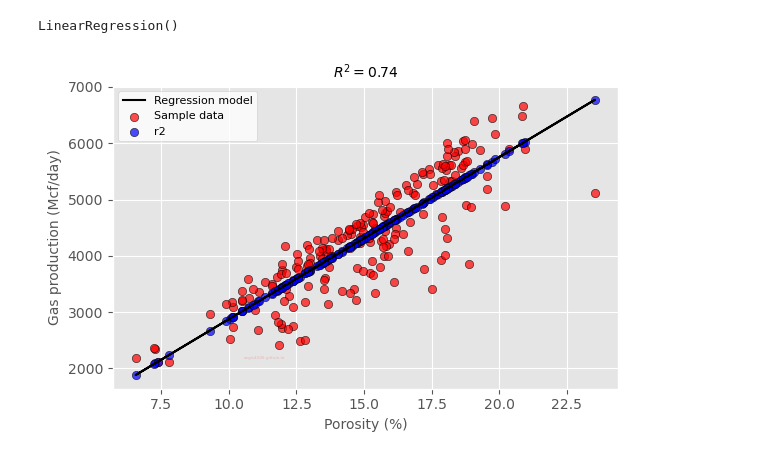
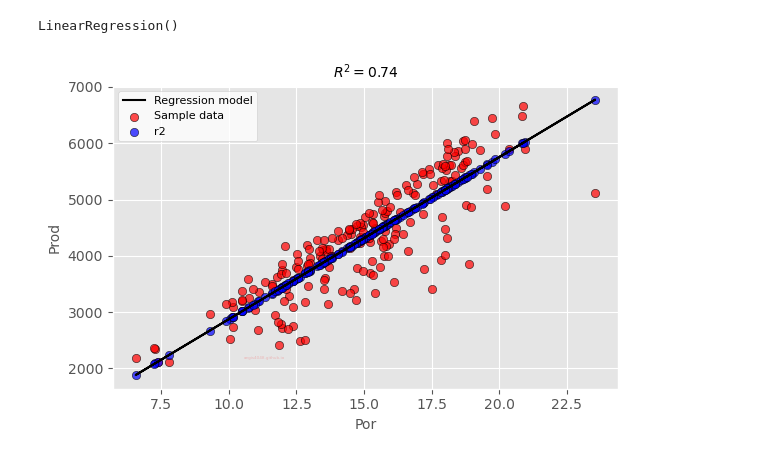
Before and after one commit to atif4/projects, a Jupyter notebook: linear_regession_r2_😎.ipynb, the cells around one changed output. Saved outputs shown, nothing was run; the diff lists cells and outputs as text; code cells hidden in the pictures.

```diff
--- a/linear_regession_r2_😎.ipynb
+++ b/linear_regession_r2_😎.ipynb
@@ -44,15 +47,15 @@ r2 = lr.score(X,y)
 # %%
 plt.style.use('default')
 plt.style.use('ggplot')
 fig, ax = plt.subplots(figsize=(6, 4))
 ax.plot(X,pred, color='k', label='Regression model')
 ax.scatter(X, y, edgecolor='k', facecolor='red', alpha=0.7, label='Sample data')
 ax.scatter(X, pred, edgecolor='k', facecolor='blue', alpha=0.7, label='r2')
-ax.set_ylabel('Gas production (Mcf/day)', fontsize=10)
-ax.set_xlabel('Porosity (%)', fontsize=10)
+ax.set_ylabel('Prod', fontsize=10)
+ax.set_xlabel('Por', fontsize=10)
 ax.text(0.3, 0.1, 'aegis4048.github.io', fontsize=3, ha='center', va='center',transform=ax.transAxes, color='red', alpha=0.2)
 ax.legend(facecolor='white', fontsize=8)
 ax.set_title('$R^2= %.2f$' % r2, fontsize=10)
 fig.tight_layout()
 # %% [output]
-[figure, old version]
+[figure, new version]
```
Also changed, not shown: parts of 8 cells of this notebook, 1 other file.
